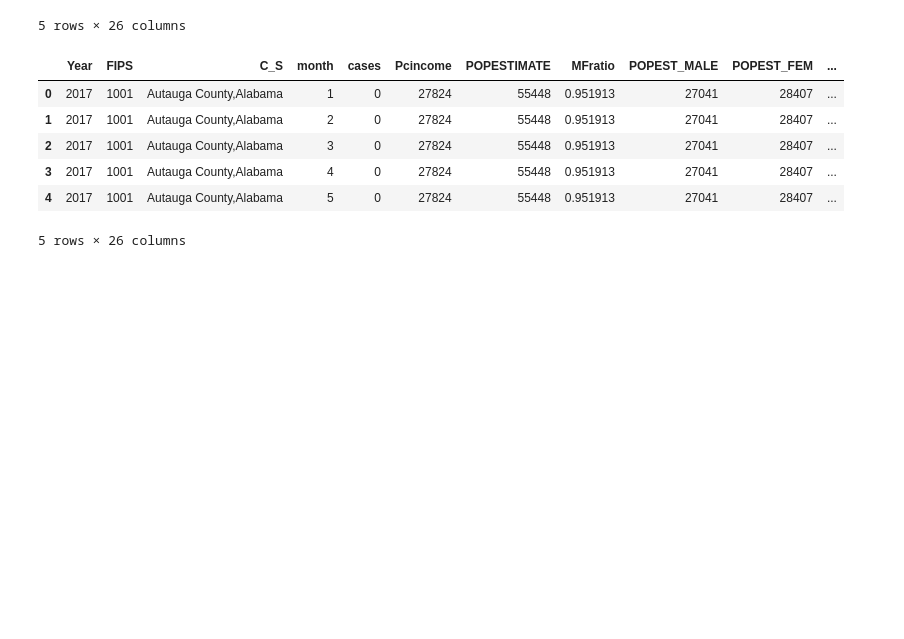
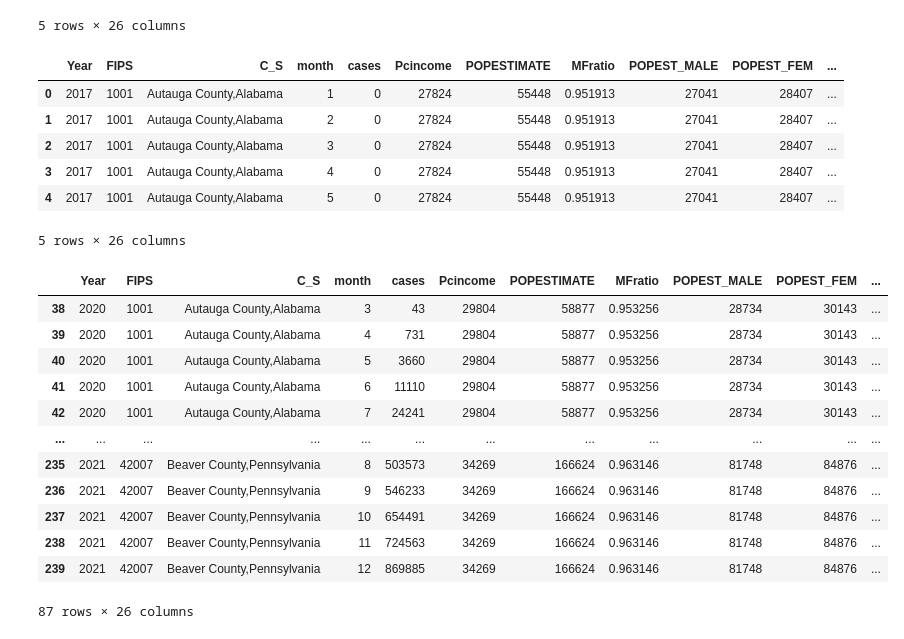
Before and after one commit to Jrheldmann/covidAnalysisHousing, a Jupyter notebook: linear_regression_final_project.ipynb, the cells around one changed output. Cells and saved outputs as stored; diff of their text form; code cells hidden in the pictures; blank space fills up the shorter version.

```diff
--- a/linear_regression_final_project.ipynb
+++ b/linear_regression_final_project.ipynb
@@ -53,0 +48,22 @@ y = df["<target_variable>"]
+# %%
+#Using drop() to delete rows based on column value
+data_df.drop(data_df[data_df['cases'] < 1].index, inplace = True)
+# %%
+#Using drop() to delete rows based on column value
+data_df.drop(data_df[data_df['Year'] < 2019].index, inplace = True)
+# %%
+data_df
+# %% [output]
+|  | Year | FIPS | C_S | month | cases | Pcincome | POPESTIMATE | MFratio | POPEST_MALE | POPEST_FEM | ... |
+| 38 | 2020 | 1001 | Autauga County,Alabama | 3 | 43 | 29804 | 58877 | 0.953256 | 28734 | 30143 | ... |
+| 39 | 2020 | 1001 | Autauga County,Alabama | 4 | 731 | 29804 | 58877 | 0.953256 | 28734 | 30143 | ... |
+| 40 | 2020 | 1001 | Autauga County,Alabama | 5 | 3660 | 29804 | 58877 | 0.953256 | 28734 | 30143 | ... |
+| 41 | 2020 | 1001 | Autauga County,Alabama | 6 | 11110 | 29804 | 58877 | 0.953256 | 28734 | 30143 | ... |
+| 42 | 2020 | 1001 | Autauga County,Alabama | 7 | 24241 | 29804 | 58877 | 0.953256 | 28734 | 30143 | ... |
+| ... | ... | ... | ... | ... | ... | ... | ... | ... | ... | ... | ... |
+| 235 | 2021 | 42007 | Beaver County,Pennsylvania | 8 | 503573 | 34269 | 166624 | 0.963146 | 81748 | 84876 | ... |
+| 236 | 2021 | 42007 | Beaver County,Pennsylvania | 9 | 546233 | 34269 | 166624 | 0.963146 | 81748 | 84876 | ... |
+| 237 | 2021 | 42007 | Beaver County,Pennsylvania | 10 | 654491 | 34269 | 166624 | 0.963146 | 81748 | 84876 | ... |
+| 238 | 2021 | 42007 | Beaver County,Pennsylvania | 11 | 724563 | 34269 | 166624 | 0.963146 | 81748 | 84876 | ... |
+| 239 | 2021 | 42007 | Beaver County,Pennsylvania | 12 | 869885 | 34269 | 166624 | 0.963146 | 81748 | 84876 | ... |
+87 rows × 26 columns
```
Also changed, not shown: parts of 28 cells of this notebook, 3 other files.
